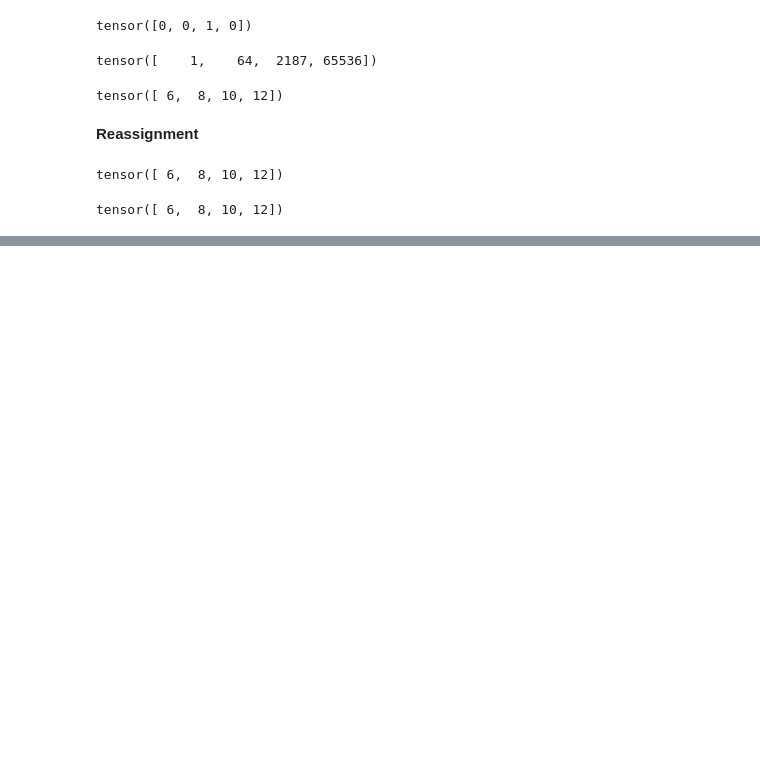
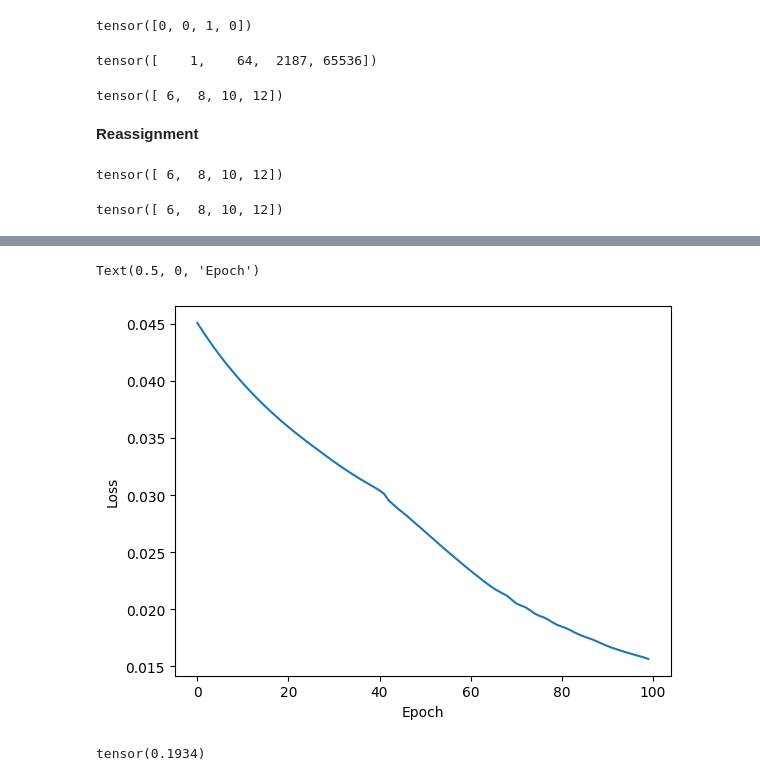
Before and after one commit to asfarahmad12/Pytorch-Learning, a Jupyter notebook: Pytorch_Learning.ipynb, the cells around one changed output, grey strips where cells are left out. Saved outputs shown, nothing was run; the diff lists cells and outputs as text; code cells hidden in the pictures; blank space fills up the shorter version.

```diff
--- a/Pytorch_Learning.ipynb
+++ b/Pytorch_Learning.ipynb
@@ -216,0 +283,14 @@ tensor([ 6,  8, 10, 12])
+# %%
+#Using Sklearn get the train test data split
+X_train, X_test, Y_train, Y_test = train_test_split(X,y,test_size=0.2,random_state=41)
+# %%
+#convert numpy arrays of X_train, X_test, Y_train, Y_test to tensors
+X_train = torch.FloatTensor(X_train)
+X_test = torch.FloatTensor(X_test)
+Y_train = torch.LongTensor(Y_train)
+Y_test = torch.LongTensor(Y_test)
+# %%
+#Set criterain for teh the error
+criterion = nn.CrossEntropyLoss()
+#set Adam Optimizer with learning rate
+optimizer = torch.optim.Adam(model.parameters(),lr=0.01)
@@ -216,0 +305,18 @@ tensor([ 6,  8, 10, 12])
+# %%
+#Train our model
+epochs = 100
+losses = []
+for i in range(epochs):
+  #go for the forward propagation and get the y_pred
+  y_pred = model.forward(X_train)
+  # check for the loss
+  loss = criterion(y_pred,Y_train)
+  losses.append(loss.detach().numpy())
+
+  if i%10 == 0:
+    print(f'Epoch{i} and loss {loss}')
+
+  #do the backpropagation
+  optimizer.zero_grad()
+  loss.backward()
+  optimizer.step()
@@ -216,0 +334,8 @@ tensor([ 6,  8, 10, 12])
+# %%
+#graph it out
+plt.plot(range(epochs),losses)
+plt.ylabel('Loss')
+plt.xlabel('Epoch')
+# %% [output]
+Text(0.5, 0, 'Epoch')
+[figure, added]
@@ -216,0 +347,4 @@ tensor([ 6,  8, 10, 12])
+# %%
+loss
+# %% [output]
+tensor(0.1934)
```
Also changed, not shown: parts of 22 cells of this notebook.
